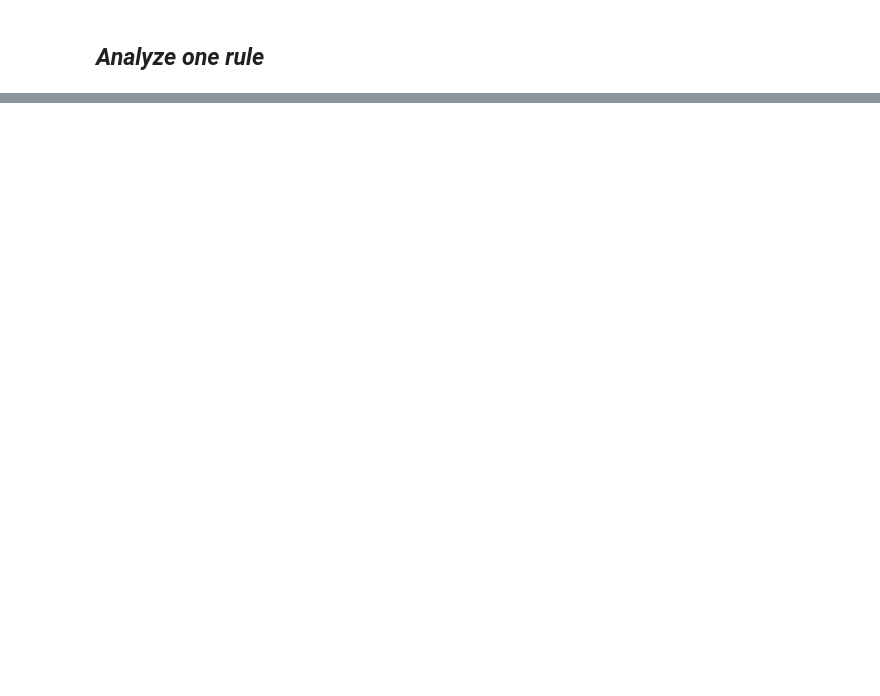
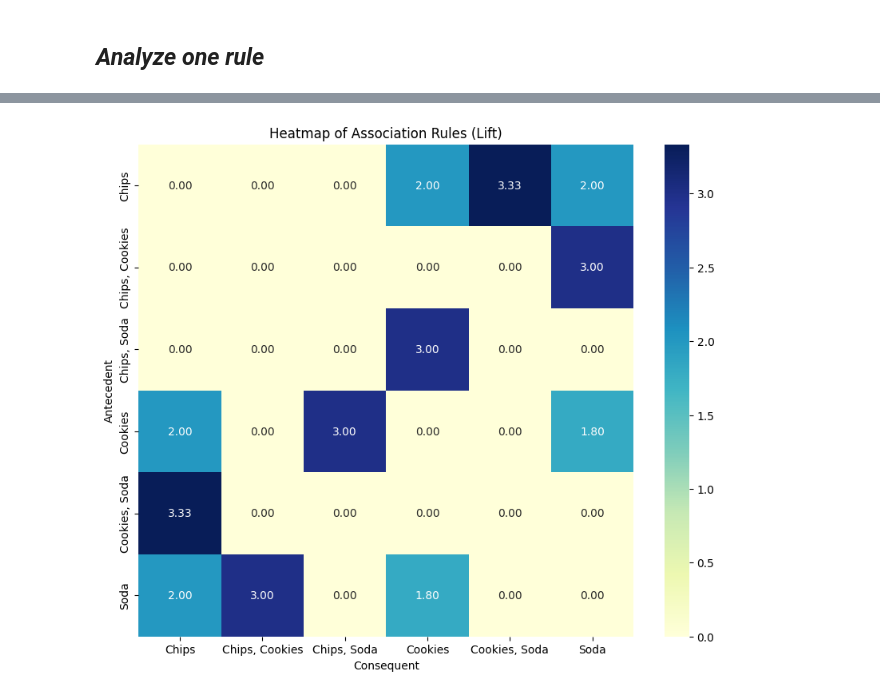
Before and after one commit to SnitTeshome/DSA-2040_Practical_Exam_SnitTeshome552, a Jupyter notebook: Section_2/Task-3_Classification_Association Rule Mining/mining_iris_basket.ipynb, the cells around one changed output, grey strips where cells are left out. Saved outputs shown, nothing was run; the diff lists cells and outputs as text; code cells hidden in the pictures; blank space fills up the shorter version.

Commit message:
Update README, notebook; add new generated CSVs; remove old transactions CSV

```diff
--- a/Section_2/Task-3_Classification_Association Rule Mining/mining_iris_basket.ipynb
+++ b/Section_2/Task-3_Classification_Association Rule Mining/mining_iris_basket.ipynb
@@ -422,0 +424,10 @@ item_pool = list(set(item_pool + ['chips']))
+# %%
+import random
+random.seed(42)
+transactions = []
+for _ in range(30):
+    t = random.sample(item_pool, k=random.randint(3,8))
+    if random.random() < 0.5:  # 50% chance to include a frequent bundle
+        bundle = random.choice(frequent_bundles)
+        t = list(set(t + bundle))
+    transactions.append(t)
@@ -422,0 +446,8 @@ item_pool = list(set(item_pool + ['chips']))
+# %%
+all_items = sorted(item_pool)
+encoded_vals = []
+for t in transactions:
+    row = {item: (item in t) for item in all_items}
+    encoded_vals.append(row)
+
+df_transactions = pd.DataFrame(encoded_vals)
@@ -552,2 +607,25 @@ Lift: 1.67 → Positive association, stronger than random
 
 ---
+# %%
+import seaborn as sns
+import matplotlib.pyplot as plt
+import pandas as pd
+
+# Assuming `rules` is your DataFrame with columns: antecedents, consequents, support, confidence, lift
+
+# Create a pivot table for heatmap: antecedents vs consequents
+heatmap_data = rules.pivot_table(
+    index=rules['antecedents'].apply(lambda x: ', '.join(list(x))),
+    columns=rules['consequents'].apply(lambda x: ', '.join(list(x))),
+    values='lift',  # can also use 'support' or 'confidence'
+    fill_value=0
+)
+
+plt.figure(figsize=(10,8))
+sns.heatmap(heatmap_data, annot=True, fmt=".2f", cmap='YlGnBu')
+plt.title("Heatmap of Association Rules (Lift)")
+plt.xlabel("Consequent")
+plt.ylabel("Antecedent")
+plt.show()
+# %% [output]
+[figure, added]
```
Also changed, not shown: parts of 25 cells of this notebook, 3 other files.
